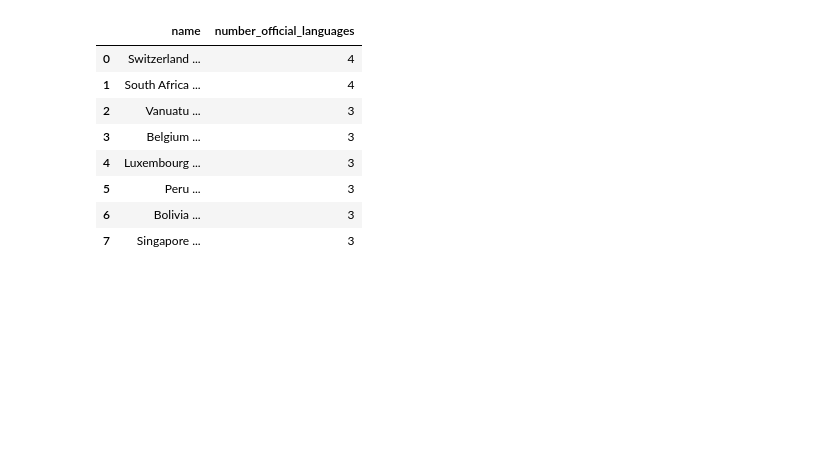
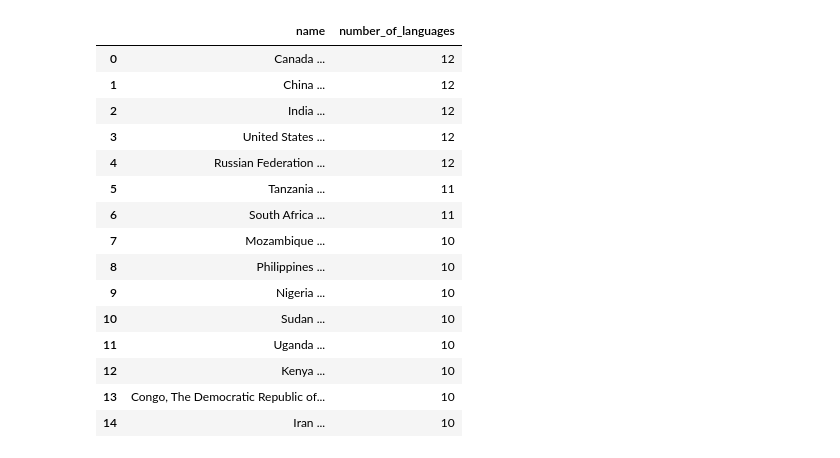
Before and after one commit to ss2jak/databases-for-analytics, a Jupyter notebook: ex4.ipynb, the cells around one changed output. Saved outputs shown, nothing was run; the diff lists cells and outputs as text; code cells hidden in the pictures; blank space fills up the shorter version.

```diff
--- a/ex4.ipynb
+++ b/ex4.ipynb
@@ -34,19 +36,39 @@ HAVING COUNT(countrylanguage.Language) > 2
 ORDER BY Number_Official_Languages DESC;
 """)
 )
+# %%
+result = connection.execute(
+    text("""
+SELECT country.Name,
+       COUNT(countrylanguage.Language) AS Number_of_Languages
+FROM country
+JOIN countrylanguage
+    ON country.Code = countrylanguage.CountryCode
+GROUP BY country.Name
+HAVING COUNT(countrylanguage.Language) > 9
+ORDER BY Number_of_Languages DESC;
+""")
+)
 # %%
-df = pd.DataFrame(result.fetchall(), columns=result.keys())
+df = pd.DataFrame(data=result.fetchall(), columns=result.keys())
 df
 # %% [output]
-|  | name | number_official_languages |
-| 0 | Switzerland ... | 4 |
-| 1 | South Africa ... | 4 |
-| 2 | Vanuatu ... | 3 |
-| 3 | Belgium ... | 3 |
-| 4 | Luxembourg ... | 3 |
-| 5 | Peru ... | 3 |
-| 6 | Bolivia ... | 3 |
-| 7 | Singapore ... | 3 |
+|  | name | number_of_languages |
+| 0 | Canada ... | 12 |
+| 1 | China ... | 12 |
+| 2 | India ... | 12 |
+| 3 | United States ... | 12 |
+| 4 | Russian Federation ... | 12 |
+| 5 | Tanzania ... | 11 |
+| 6 | South Africa ... | 11 |
+| 7 | Mozambique ... | 10 |
+| 8 | Philippines ... | 10 |
+| 9 | Nigeria ... | 10 |
+| 10 | Sudan ... | 10 |
+| 11 | Uganda ... | 10 |
+| 12 | Kenya ... | 10 |
+| 13 | Congo, The Democratic Republic of... | 10 |
+| 14 | Iran ... | 10 |
 # %%
 import matplotlib.pyplot as plt
 
```
Also changed, not shown: parts of 4 cells of this notebook.
